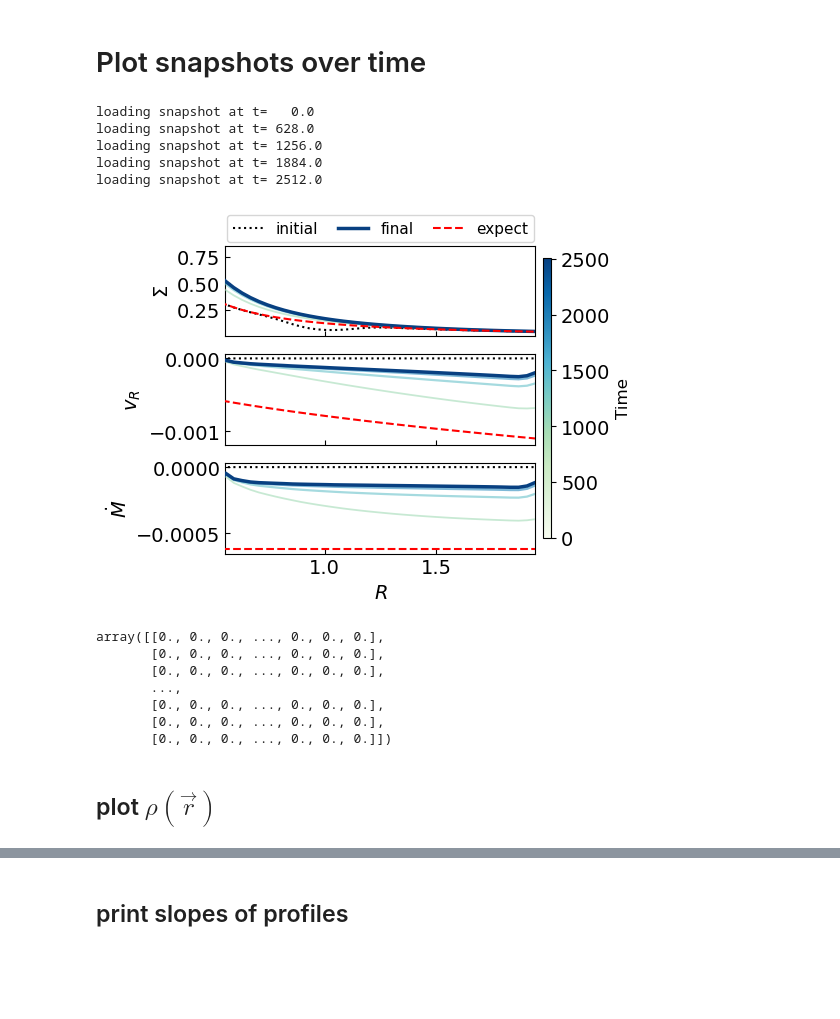
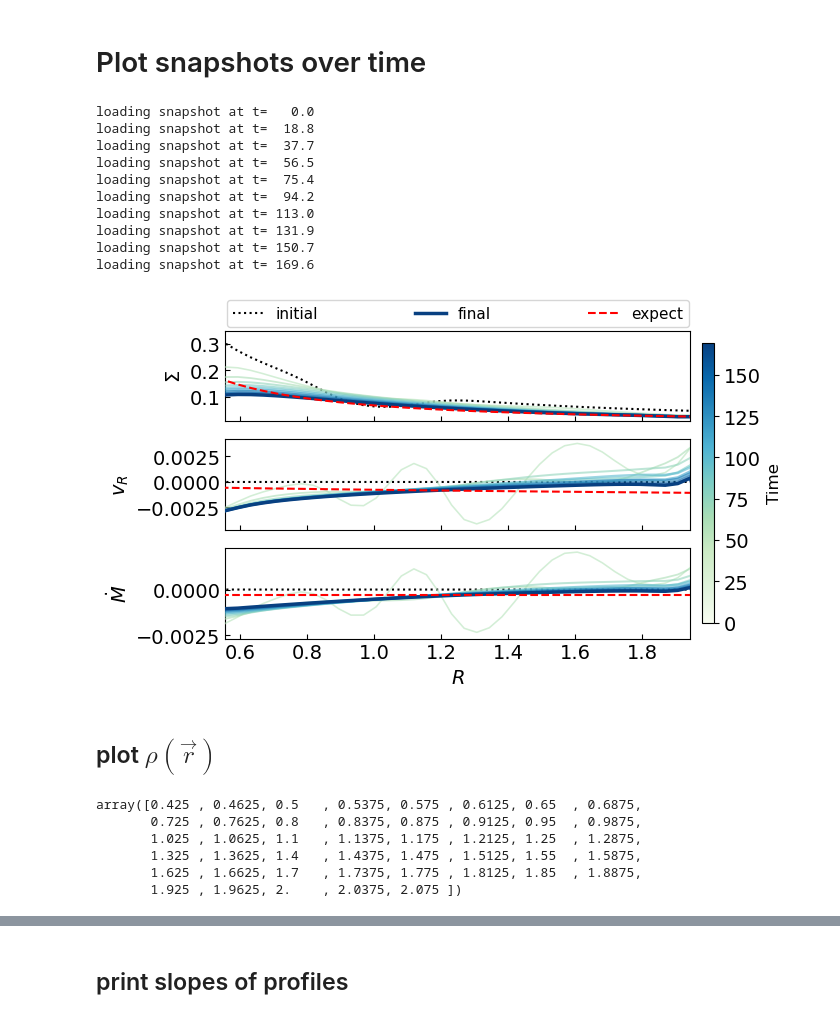
Before and after one commit to Jupiter1994/athena-warps, a Jupyter notebook: warped-disks/jiarus_diagnosis_3d.ipynb, the cells around one changed output, grey strips where cells are left out. Cells and saved outputs as stored; diff of their text form; code cells hidden in the pictures; blank space fills up the shorter version.

```diff
--- a/warped-disks/jiarus_diagnosis_3d.ipynb
+++ b/warped-disks/jiarus_diagnosis_3d.ipynb
@@ -13,20 +13,19 @@ import athena_read
 import glob
 # %%
 ## Snapshots registration
-path = '/scratch/phn2956/disk-sph4/'
+path = '/scratch/phn2956/disk-sph9/'
 #path = '/scratch/phn2956/disk-tilted3/'
 snapshot_list = sorted(glob.glob(path+'disk.out1.*.athdf'))
 # %% [markdown]
 # Plot snapshots over time
 # %%
 ## Plot density, v_r, and Mdot
-snapshot_plot = snapshot_list[0:50:10]
-
+snapshot_plot = snapshot_list[0:60:6]
 
 norm   = mcolors.PowerNorm(gamma=1.5, vmin=0, vmax=len(snapshot_plot)-1)
 colors = [GnBu(0.3 + 0.7 * norm(i)) for i in range(len(snapshot_plot))]
 
-fig,axs = plt.subplots(3,1, figsize=(4,4),sharex=True,sharey=False)
+fig,axs = plt.subplots(3,1, figsize=(6,4),sharex=True,sharey=False)
 
 for i, frame in enumerate(snapshot_plot):
 
@@ -56,13 +55,15 @@ for i, frame in enumerate(snapshot_plot):
     ## Sigma = surface integral of rho over a sphere (mass/dr) / (2pi*r)
     Sigma_integrand = den * rad_3d**2 * np.sin(theta_3d) * d_theta * d_phi
     Sigma = np.sum(Sigma_integrand[:,:,2:-2],axis=(1,2))/(2*np.pi*rad_app)
+    # Sigma = den[:,22,4] # value at midplane at arbitrary phi
 
     ## Mdot = surface integral of rho*vx1 over a sphere (mass/dr)
     Mdot_integrand = den*vx1 *rad_3d**2 * np.sin(theta_3d) * d_theta * d_phi
     Mdot = np.sum(Mdot_integrand[:,:,2:-2],axis=(1,2))#/(2*np.pi*rad_app)
 
     ## mass-weighted v_R = Mdot / (2pi*r*Sigma)
-    vr = Mdot / (Sigma * 2*np.pi*rad_app)
+    vR = Mdot / (Sigma * 2*np.pi*rad_app)
+    # vR = vx1[:,22,4] # value at midplane at arbitrary phi
 
     #### Plot
 
@@ -78,7 +79,7 @@ for i, frame in enumerate(snapshot_plot):
         kws = {'c': current_color, 'lw': lw, 'alpha': 0.6, 'zorder': zorder}
 
     axs[0].plot(rad_app,Sigma,**kws)
-    axs[1].plot(rad_app,vr,**kws)
+    axs[1].plot(rad_app,vR,**kws)
     axs[2].plot(rad_app,Mdot,**kws)
 
 sm = plt.cm.ScalarMappable(cmap=GnBu, norm=plt.Normalize(vmin=0, vmax=t_sim))
@@ -89,48 +90,56 @@ cbar.set_label('Time', fontsize=12)
 
 #### Add analytical solutions
 Sigma_sol = Sigma[-1] * (rad_app/rad_app[-1])**-1.5
-vR_sol    = vr[-1] * (rad_app/rad_app[-1])**0.5
+vR_sol    = vR[-1] * (rad_app/rad_app[-1])**0.5
 Mdot_sol  = Mdot[-1] * (rad_app/rad_app[-1])**0
 axs[0].plot(rad_app,Sigma_sol,c='r',lw=1.5,ls='--',zorder=zorder+200)
 axs[1].plot(rad_app,vR_sol,c='r',lw=1.5,ls='--',zorder=zorder+200)
 axs[2].plot(rad_app,Mdot_sol,c='r',lw=1.5,ls='--',zorder=zorder+200)
 axs[0].plot([],[],c='r',lw=1.5,ls='--',zorder=zorder+200,label='expect')
 
 #### labels
 axs[0].set_ylabel(r'$\Sigma$')
 axs[1].set_ylabel(r'$v_{R}$')
 axs[2].set_ylabel(r'$\dot{M}$')
 axs[-1].set_xlabel(r'$R$')
 axs[-1].set_xlim(rad_app[[3,-4]])
 
 axs[0].legend(
     fontsize=11,
     loc='lower left',
     bbox_to_anchor=(0., 1.02, 1., .102),
     ncol=3,
     mode="expand",
     borderaxespad=0.1
 )
 
 
 for ax in axs.flatten():
     ax.tick_params(which='both',direction='in')
+
+save_fig = True
+if save_fig:
+    plt.savefig("Figs/snapshots.png", bbox_inches='tight')
 # %% [output]
 loading snapshot at t=   0.0
-loading snapshot at t= 628.0
-loading snapshot at t= 1256.0
-loading snapshot at t= 1884.0
-loading snapshot at t= 2512.0
+loading snapshot at t=  18.8
+loading snapshot at t=  37.7
+loading snapshot at t=  56.5
+loading snapshot at t=  75.4
+loading snapshot at t=  94.2
+loading snapshot at t= 113.0
+loading snapshot at t= 131.9
+loading snapshot at t= 150.7
+loading snapshot at t= 169.6
-[figure, old version]
+[figure, new version]
-# %%
-vx3[30]
-# %% [output]
-array([[0., 0., 0., ..., 0., 0., 0.],
-       [0., 0., 0., ..., 0., 0., 0.],
-       [0., 0., 0., ..., 0., 0., 0.],
-       ...,
-       [0., 0., 0., ..., 0., 0., 0.],
-       [0., 0., 0., ..., 0., 0., 0.],
-       [0., 0., 0., ..., 0., 0., 0.]])
 # %% [markdown]
 ## plot $\rho(\vec{r})$
+# %%
+ath_data['x1f']
+# %% [output]
+array([0.425 , 0.4625, 0.5   , 0.5375, 0.575 , 0.6125, 0.65  , 0.6875,
+       0.725 , 0.7625, 0.8   , 0.8375, 0.875 , 0.9125, 0.95  , 0.9875,
+       1.025 , 1.0625, 1.1   , 1.1375, 1.175 , 1.2125, 1.25  , 1.2875,
+       1.325 , 1.3625, 1.4   , 1.4375, 1.475 , 1.5125, 1.55  , 1.5875,
+       1.625 , 1.6625, 1.7   , 1.7375, 1.775 , 1.8125, 1.85  , 1.8875,
+       1.925 , 1.9625, 2.    , 2.0375, 2.075 ])
```
Also changed, not shown: parts of 3 cells of this notebook, 3 other files.
